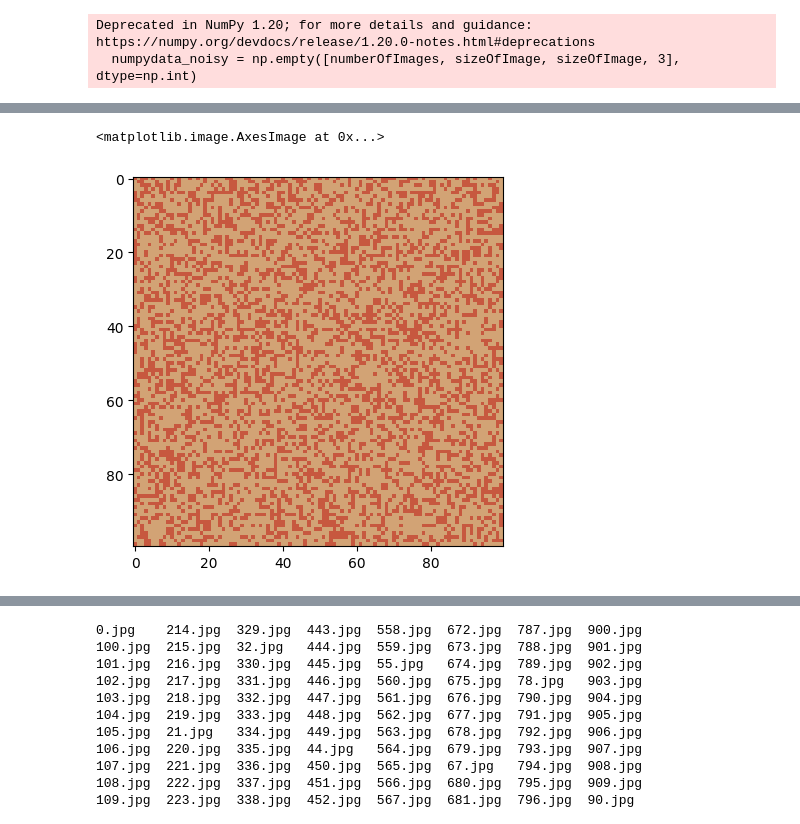
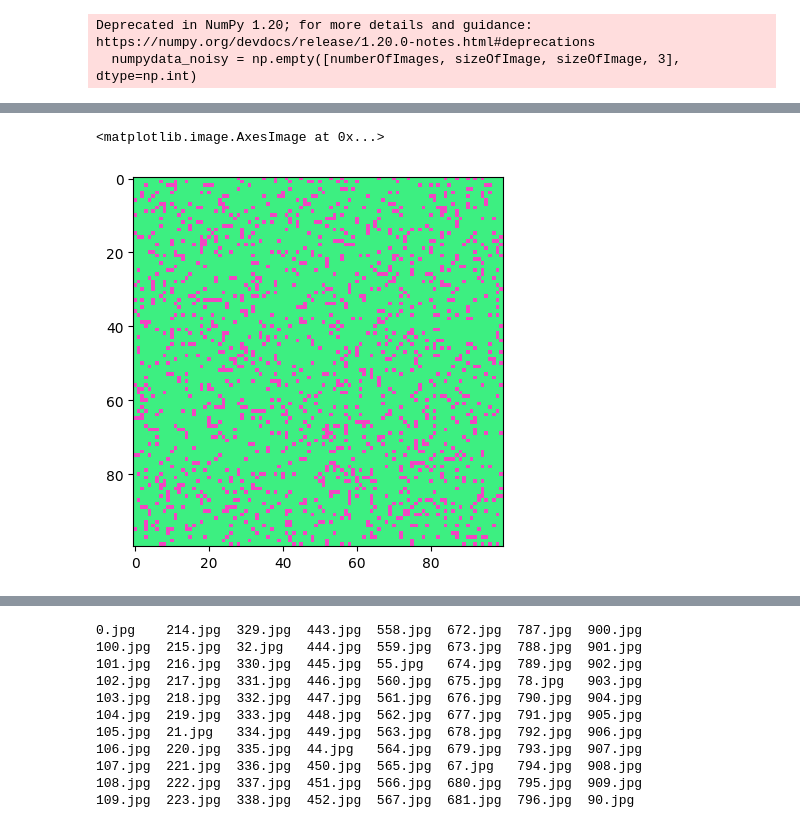
Before and after one commit to ghanbarifereshteh/singlecolorprj, a Jupyter notebook: noisysinglecolornew.ipynb, the cells around one changed output, grey strips where cells are left out. Cells and saved outputs as stored; diff of their text form; code cells hidden in the pictures.

```diff
--- a/noisysinglecolornew.ipynb
+++ b/noisysinglecolornew.ipynb
@@ -145,6 +168,6 @@ ls
 # %%
 import matplotlib.pyplot as plt
-plt.imshow(numpydata_test[673])
+plt.imshow(numpydata_test[987])
 # %% [output]
 <matplotlib.image.AxesImage at 0x...>
-[figure, old version]
+[figure, new version]
```
Also changed, not shown: parts of 10 cells of this notebook.
